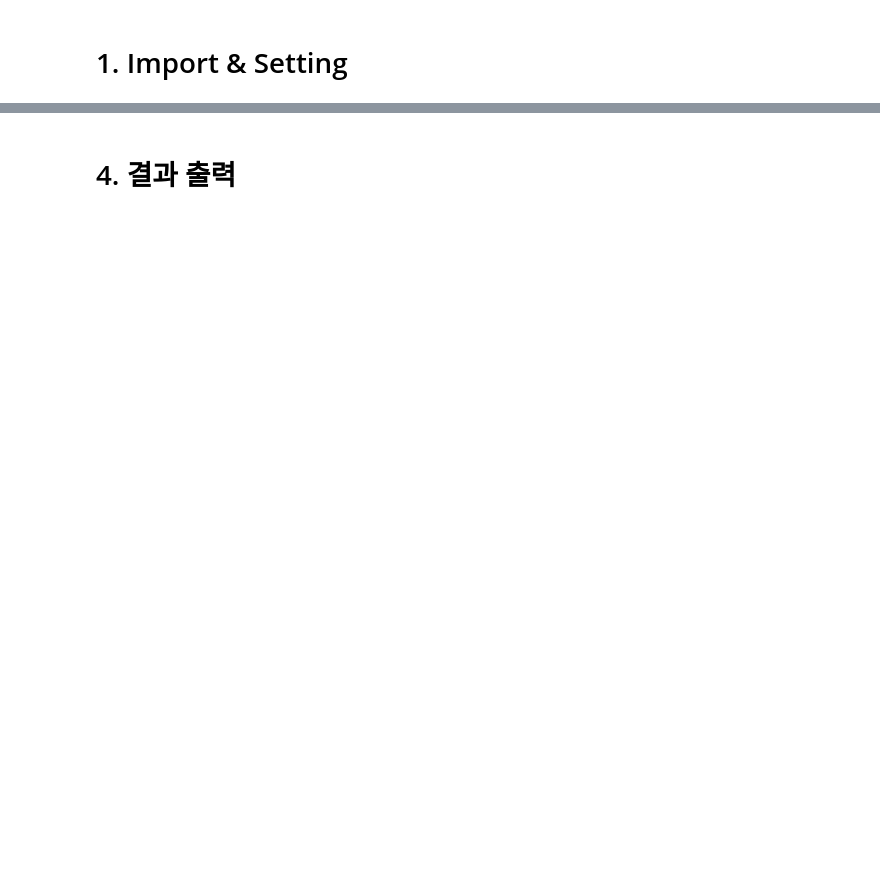
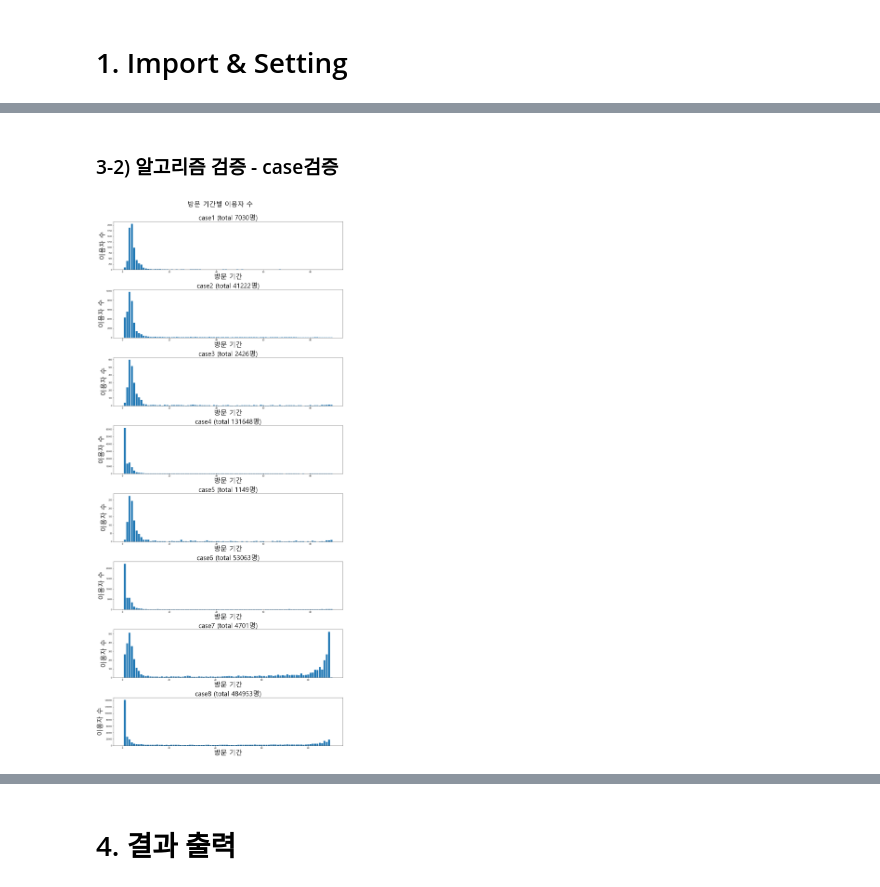
Before and after one commit to hoonisone/2020_jeju-bus-tag_data-analysis, a Jupyter notebook: 1. 사용자 정보 추출.ipynb, the cells around one changed output, grey strips where cells are left out. Cells and saved outputs as stored; diff of their text form; code cells hidden in the pictures; blank space fills up the shorter version.

```diff
--- a/1. 사용자 정보 추출.ipynb
+++ b/1. 사용자 정보 추출.ipynb
@@ -557,0 +125,6 @@ plt.show()
+# %% [markdown]
+### 3-2) 알고리즘 검증 - case검증
+# %%
+dm.draw_period_user_per_case(user_df)
+# %% [output]
+[figure, added]
```
Also changed, not shown: parts of 83 cells of this notebook.
